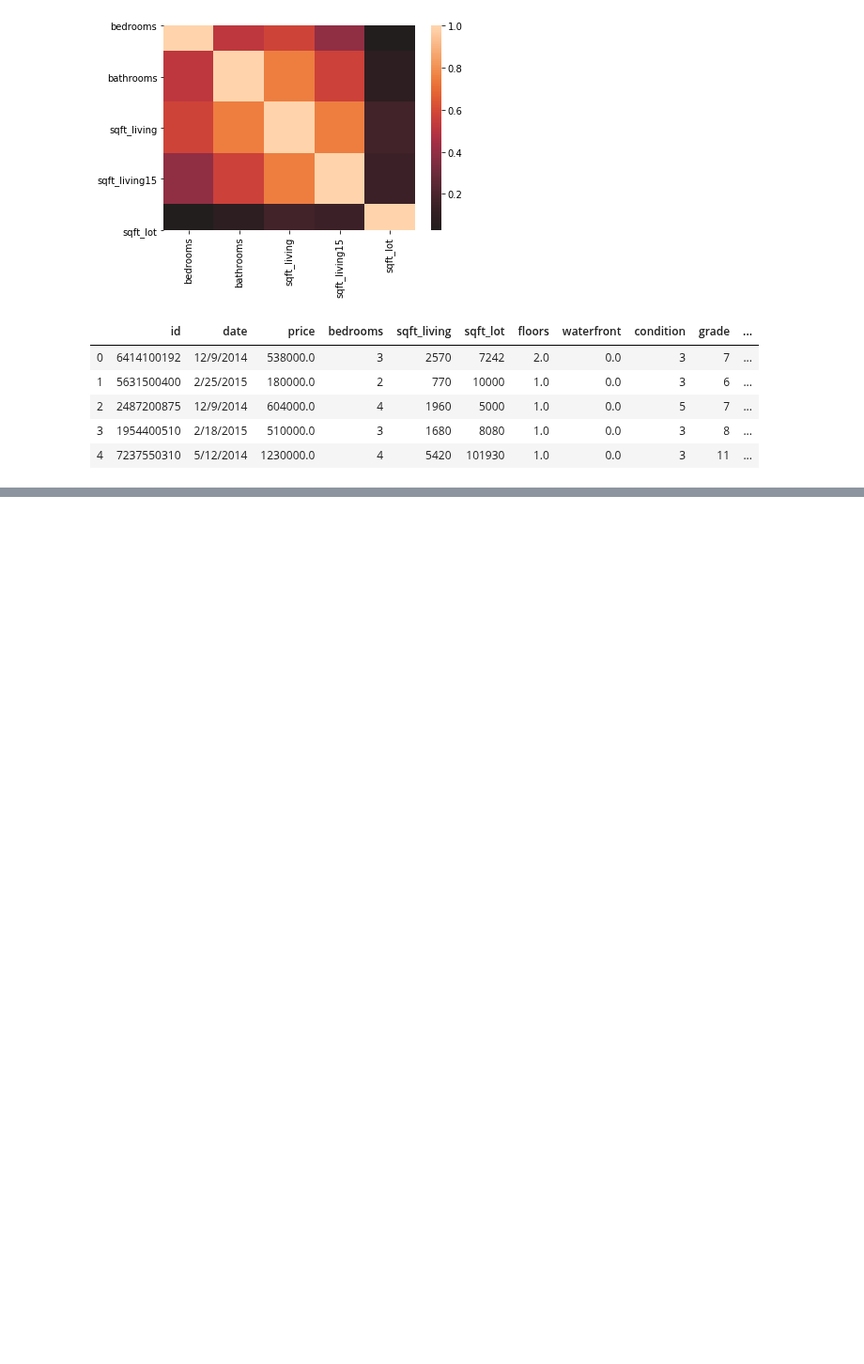
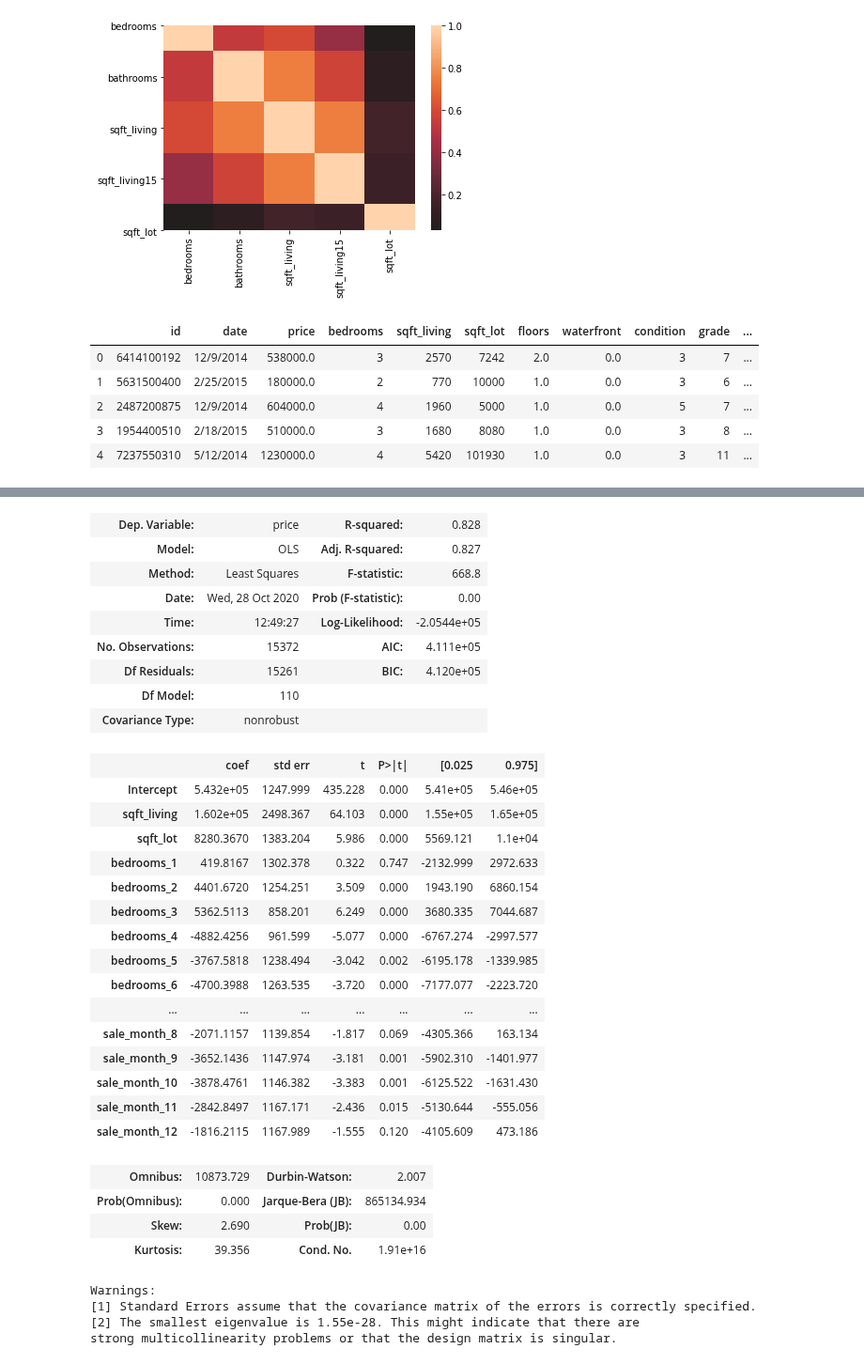
Before and after one commit to Eduardoosorio23/Mod_2_Project, a Jupyter notebook: Basemodel.ipynb, the cells around one changed output, grey strips where cells are left out. Shown at 94% size. Cells and saved outputs as stored; diff of their text form; code cells hidden in the pictures; blank space fills up the shorter version.

```diff
--- a/Basemodel.ipynb
+++ b/Basemodel.ipynb
@@ -163,8 +163,6 @@ import statsmodels.formula.api as smf
 outcome = 'price'
 formula = outcome + '~' + predictors
 model = smf.ols(formula=formula, data=df).fit()
-ax.set_ylim([y.min()-0.05, y.max()+0.05])
-except ValueError:  #raised if `y` is empty.
-    pass
+
 model.summary()
 # %% [output]
@@ -172,3 +170,36 @@ SyntaxError: invalid syntax (<ipython-input-23-4b33e2e8432e>, line 9)
+| Dep. Variable: | price | R-squared: | 0.828 |
+| Model: | OLS | Adj. R-squared: | 0.827 |
+| Method: | Least Squares | F-statistic: | 668.8 |
+| Date: | Wed, 28 Oct 2020 | Prob (F-statistic): | 0.00 |
+| Time: | 12:49:27 | Log-Likelihood: | -2.0544e+05 |
+| No. Observations: | 15372 | AIC: | 4.111e+05 |
+| Df Residuals: | 15261 | BIC: | 4.120e+05 |
+| Df Model: | 110 |  |  |
+| Covariance Type: | nonrobust |  |  |
+|  | coef | std err | t | P>|t| | [0.025 | 0.975] |
+| Intercept | 5.432e+05 | 1247.999 | 435.228 | 0.000 | 5.41e+05 | 5.46e+05 |
+| sqft_living | 1.602e+05 | 2498.367 | 64.103 | 0.000 | 1.55e+05 | 1.65e+05 |
+| sqft_lot | 8280.3670 | 1383.204 | 5.986 | 0.000 | 5569.121 | 1.1e+04 |
+| bedrooms_1 | 419.8167 | 1302.378 | 0.322 | 0.747 | -2132.999 | 2972.633 |
+| bedrooms_2 | 4401.6720 | 1254.251 | 3.509 | 0.000 | 1943.190 | 6860.154 |
+| bedrooms_3 | 5362.5113 | 858.201 | 6.249 | 0.000 | 3680.335 | 7044.687 |
+| bedrooms_4 | -4882.4256 | 961.599 | -5.077 | 0.000 | -6767.274 | -2997.577 |
+| bedrooms_5 | -3767.5818 | 1238.494 | -3.042 | 0.002 | -6195.178 | -1339.985 |
+| bedrooms_6 | -4700.3988 | 1263.535 | -3.720 | 0.000 | -7177.077 | -2223.720 |
+| ... | ... | ... | ... | ... | ... | ... |
+| sale_month_8 | -2071.1157 | 1139.854 | -1.817 | 0.069 | -4305.366 | 163.134 |
+| sale_month_9 | -3652.1436 | 1147.974 | -3.181 | 0.001 | -5902.310 | -1401.977 |
+| sale_month_10 | -3878.4761 | 1146.382 | -3.383 | 0.001 | -6125.522 | -1631.430 |
+| sale_month_11 | -2842.8497 | 1167.171 | -2.436 | 0.015 | -5130.644 | -555.056 |
+| sale_month_12 | -1816.2115 | 1167.989 | -1.555 | 0.120 | -4105.609 | 473.186 |
+| Omnibus: | 10873.729 | Durbin-Watson: | 2.007 |
+| Prob(Omnibus): | 0.000 | Jarque-Bera (JB): | 865134.934 |
+| Skew: | 2.690 | Prob(JB): | 0.00 |
+| Kurtosis: | 39.356 | Cond. No. | 1.91e+16 |
+Warnings:
+[1] Standard Errors assume that the covariance matrix of the errors is correctly specified.
+[2] The smallest eigenvalue is 1.55e-28. This might indicate that there are
+strong multicollinearity problems or that the design matrix is singular.
 # %%
 import scipy.stats as stats
 import statsmodels.stats.api as sms
```
Also changed, not shown: parts of 11 cells of this notebook, 1 other file.
